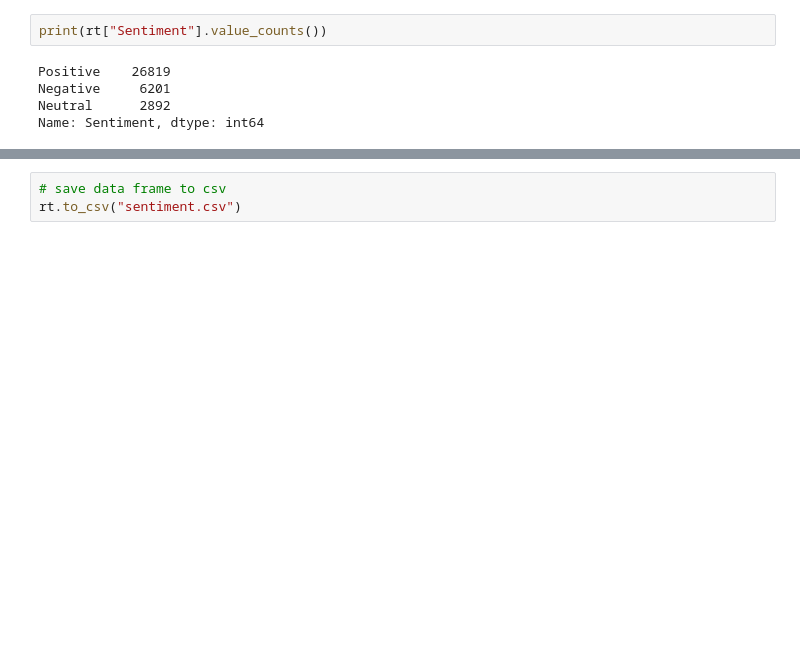
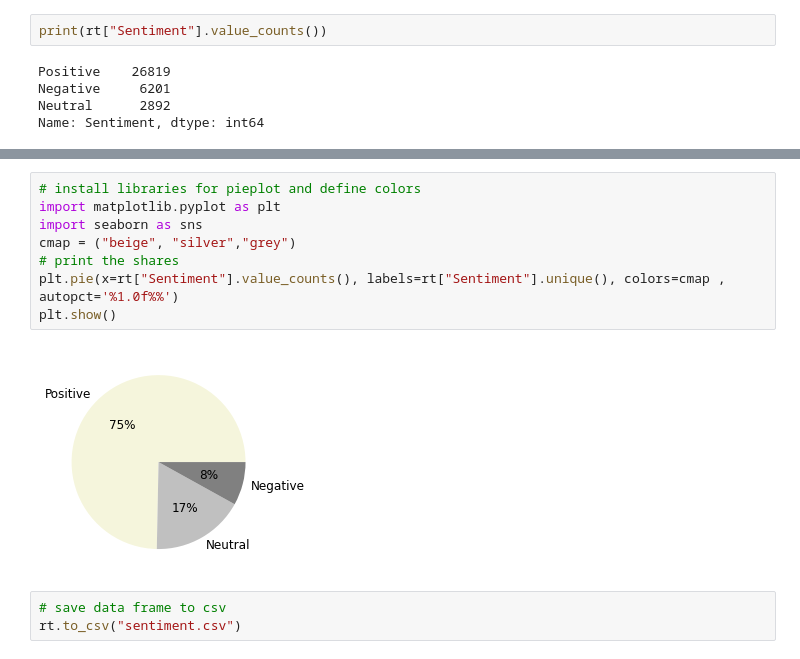
Before and after one commit to spribylova/Hotels, a Jupyter notebook: sentiment_transformers_sentintanalyzer.ipynb, the cells around one changed output, grey strips where cells are left out. Drawn from its saved outputs; the diff is of its cells as text; blank space fills up the shorter version.

```diff
--- a/sentiment_transformers_sentintanalyzer.ipynb
+++ b/sentiment_transformers_sentintanalyzer.ipynb
@@ -251,3 +267,13 @@ Name: Sentiment, dtype: int64
+# %%
+# install libraries for pieplot and define colors
+import matplotlib.pyplot as plt
+import seaborn as sns
+cmap = ("beige", "silver","grey")
+# print the shares
+plt.pie(x=rt["Sentiment"].value_counts(), labels=rt["Sentiment"].unique(), colors=cmap , autopct='%1.0f%%')
+plt.show()
+# %% [output]
+[figure, added]
 # %%
 # save data frame to csv
 rt.to_csv("sentiment.csv")
```
Also changed, not shown: parts of 3 cells of this notebook.
